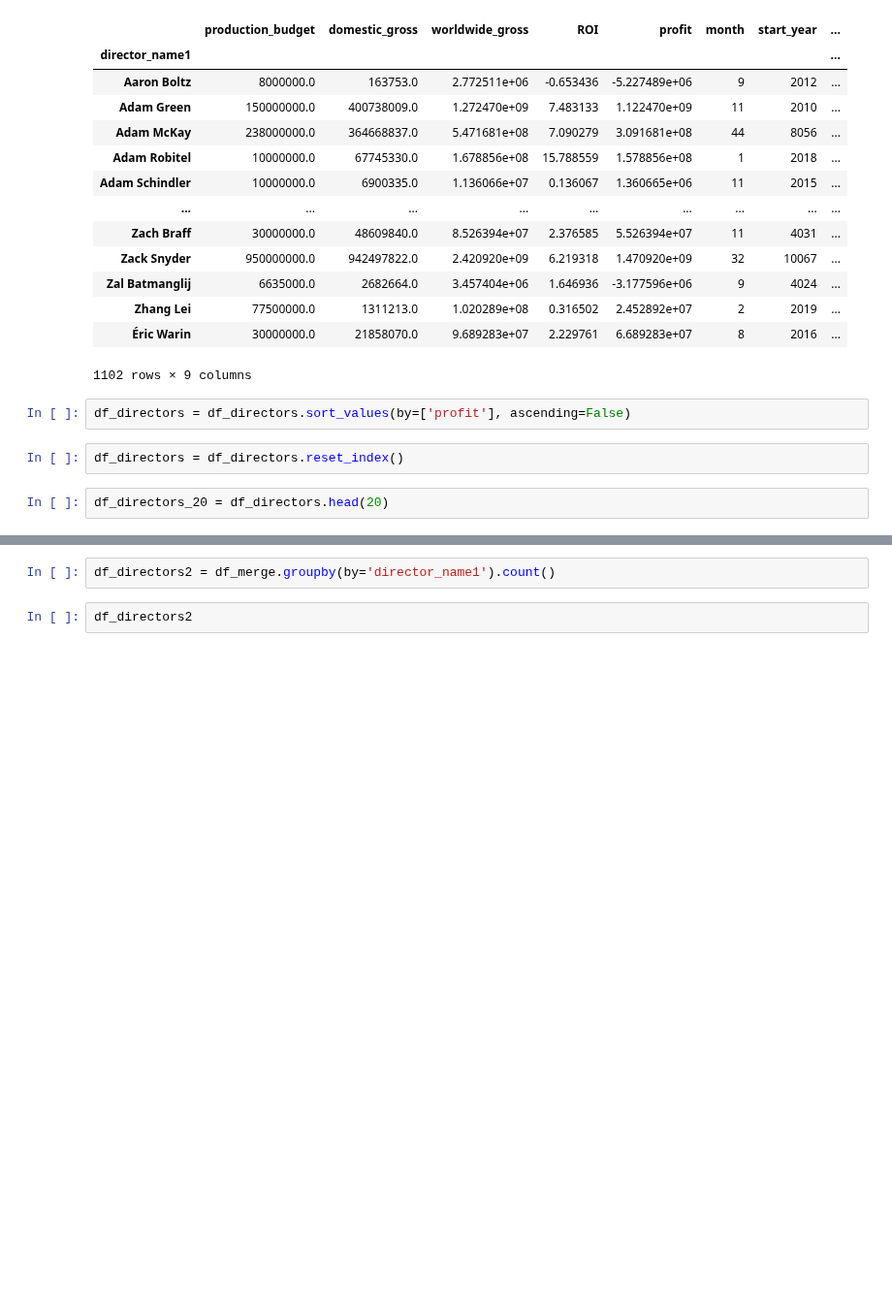
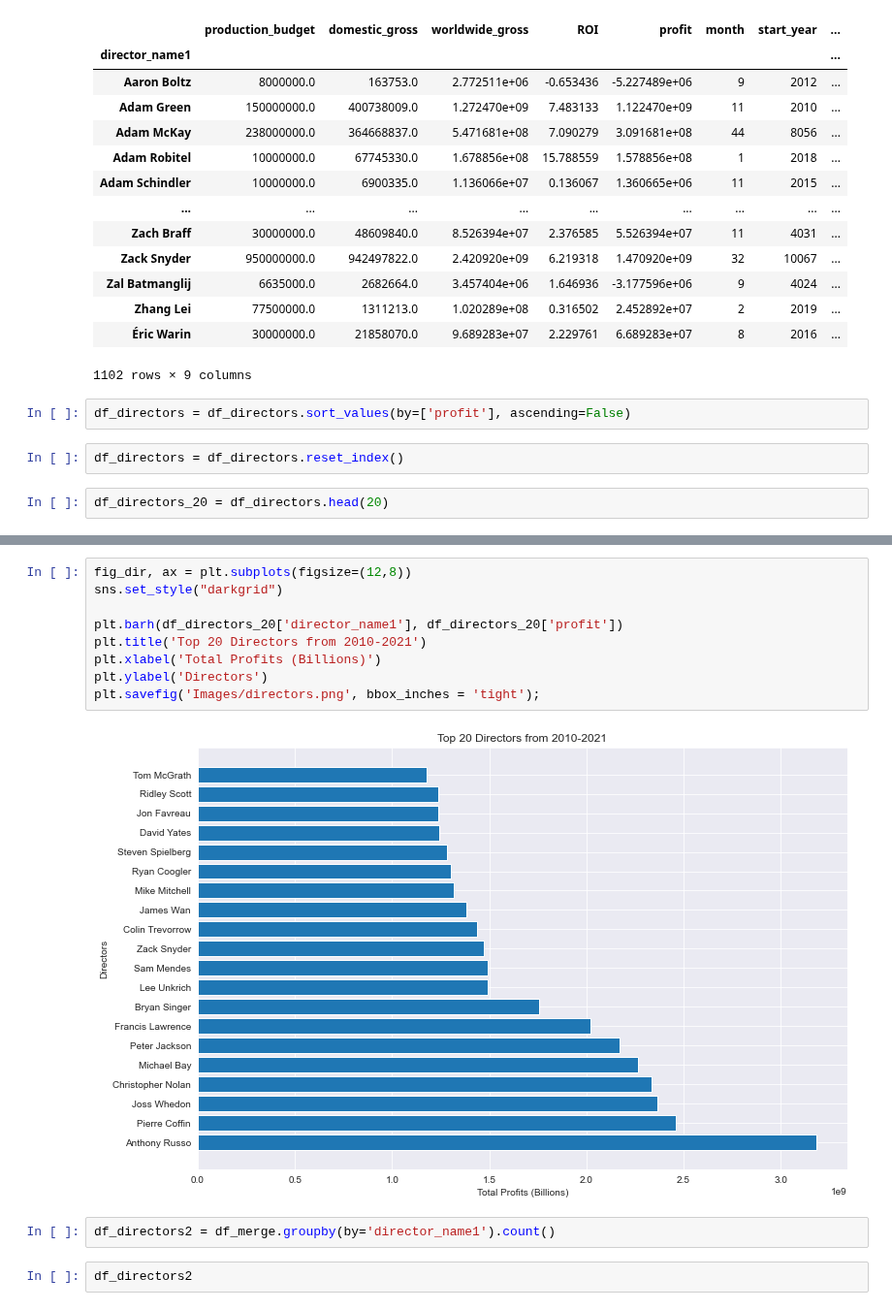
Before and after one commit to ZenBurrito/Phase-1Project, a Jupyter notebook: final_merge-Copy_Piotr.ipynb, the cells around one changed output, grey strips where cells are left out. Shown at 97% size. Cells and saved outputs as stored; diff of their text form; blank space fills up the shorter version.

Commit message:
directors viz

```diff
--- a/final_merge-Copy_Piotr.ipynb
+++ b/final_merge-Copy_Piotr.ipynb
@@ -658,3 +671,14 @@ NameError: name 'df_directors_test' is not defined
+# %%
+fig_dir, ax = plt.subplots(figsize=(12,8))
+sns.set_style("darkgrid")
+
+plt.barh(df_directors_20['director_name1'], df_directors_20['profit'])
+plt.title('Top 20 Directors from 2010-2021')
+plt.xlabel('Total Profits (Billions)')
+plt.ylabel('Directors')
+plt.savefig('Images/directors.png', bbox_inches = 'tight');
+# %% [output]
+[figure, added]
 # %%
 df_directors2 = df_merge.groupby(by='director_name1').count()
 # %%
```
Also changed, not shown: parts of 14 cells of this notebook, 1 other file.
